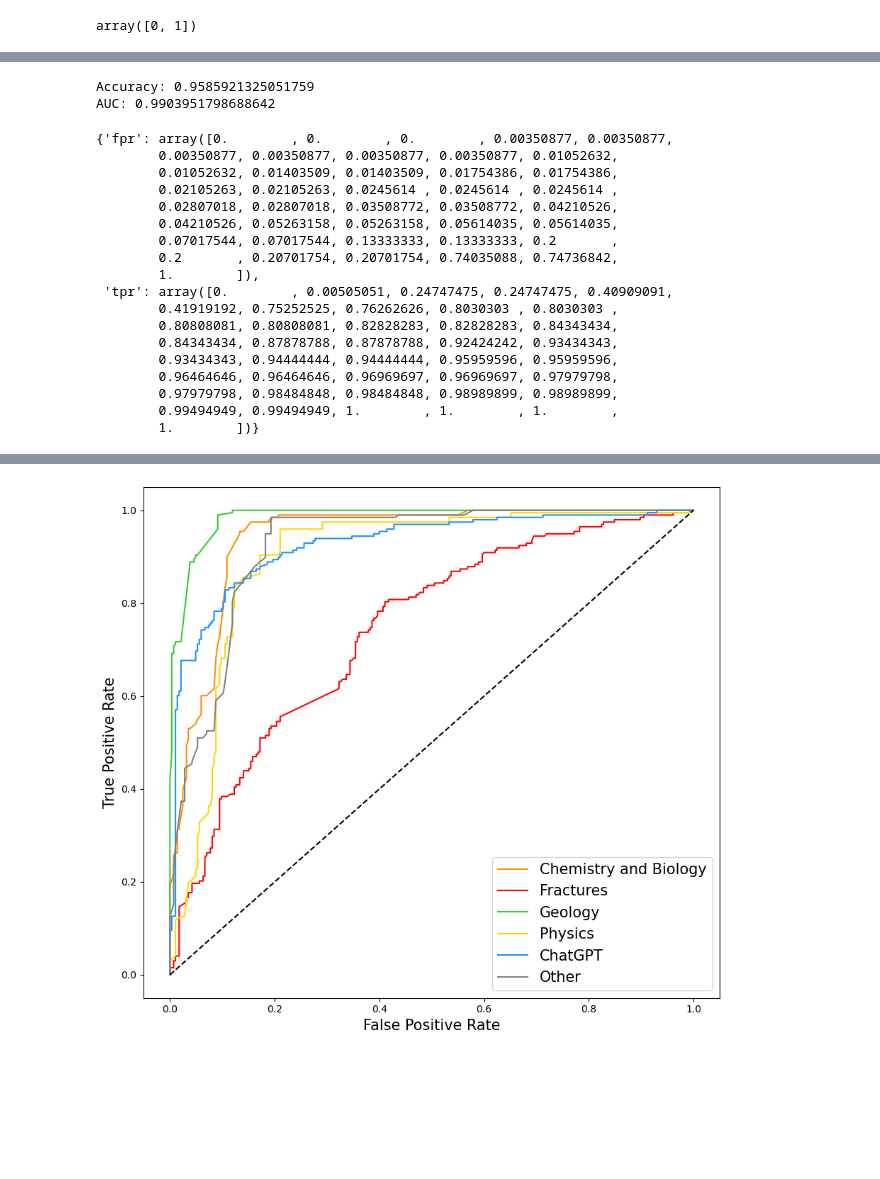
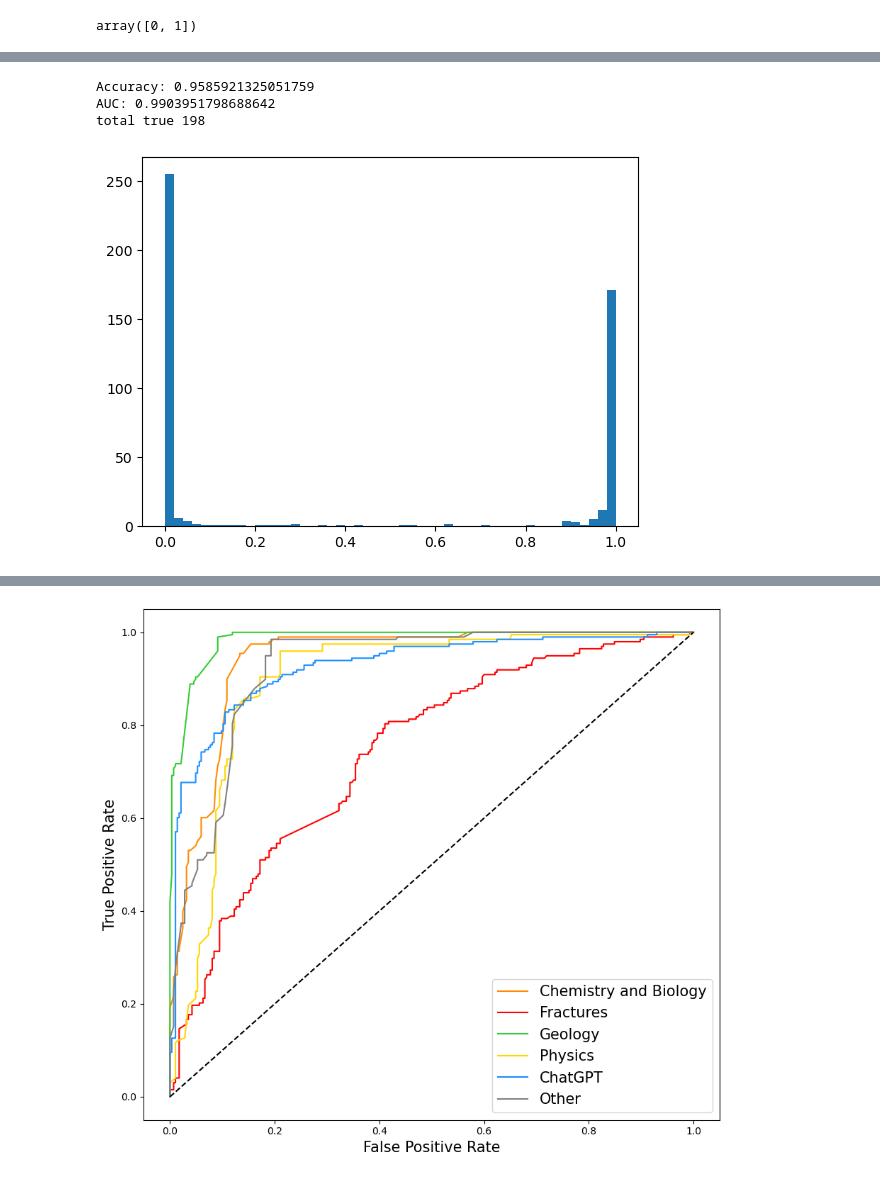
Before and after one commit to SerpRateAI/AI-pipeline-boreholes, a Jupyter notebook: paper-figures.ipynb, the cells around one changed output, grey strips where cells are left out. Saved outputs shown, nothing was run; the diff lists cells and outputs as text; code cells hidden in the pictures; blank space fills up the shorter version.

```diff
--- a/paper-figures.ipynb
+++ b/paper-figures.ipynb
@@ -327,37 +327,26 @@ def meow(df, X_cols, Y_col):
 
     model.fit(X_train, y_train)
 
+    # do predictions
     predictions = model.predict(X_test)
     probs = model.predict_proba(X_test)[:, 1]
-
     print('Accuracy:', metrics.accuracy_score(y_test, predictions))
 
+    # do ROC
     fpr, tpr, thresholds = metrics.roc_curve(y_test, probs)
+    plt.hist(probs, bins=50)
     roc_auc = metrics.auc(fpr, tpr)
     print('AUC:', roc_auc)
 
+    print('total true', y_test.sum())
+
     return {'fpr':fpr, 'tpr':tpr}
 # %%
 X = df.drop(columns_dont_use, axis=1)
-meow(df=df, X_cols=X.columns, Y_col='Alteration_dummies_>90%')
+results = meow(df=df, X_cols=X.columns, Y_col='Alteration_dummies_>90%')
+# results['ci_df'].pivot_table(index='thresholds', columns='run', values='fpr') #.groupby('run').mean().sort_values(by=['fpr','tpr']).plot(x='fpr', y='tpr')
 # %% [output]
 Accuracy: 0.9585921325051759
 AUC: 0.9903951798688642
+total true 198
-{'fpr': array([0.        , 0.        , 0.        , 0.00350877, 0.00350877,
-        0.00350877, 0.00350877, 0.00350877, 0.00350877, 0.01052632,
-        0.01052632, 0.01403509, 0.01403509, 0.01754386, 0.01754386,
-        0.02105263, 0.02105263, 0.0245614 , 0.0245614 , 0.0245614 ,
-        0.02807018, 0.02807018, 0.03508772, 0.03508772, 0.04210526,
-        0.04210526, 0.05263158, 0.05263158, 0.05614035, 0.05614035,
-        0.07017544, 0.07017544, 0.13333333, 0.13333333, 0.2       ,
-        0.2       , 0.20701754, 0.20701754, 0.74035088, 0.74736842,
-        1.        ]),
- 'tpr': array([0.        , 0.00505051, 0.24747475, 0.24747475, 0.40909091,
-        0.41919192, 0.75252525, 0.76262626, 0.8030303 , 0.8030303 ,
-        0.80808081, 0.80808081, 0.82828283, 0.82828283, 0.84343434,
-        0.84343434, 0.87878788, 0.87878788, 0.92424242, 0.93434343,
-        0.93434343, 0.94444444, 0.94444444, 0.95959596, 0.95959596,
-        0.96464646, 0.96464646, 0.96969697, 0.96969697, 0.97979798,
-        0.97979798, 0.98484848, 0.98484848, 0.98989899, 0.98989899,
-        0.99494949, 0.99494949, 1.        , 1.        , 1.        ,
-        1.        ])}
+[figure, added]
```
Also changed, not shown: parts of 7 cells of this notebook, 2 other files.
